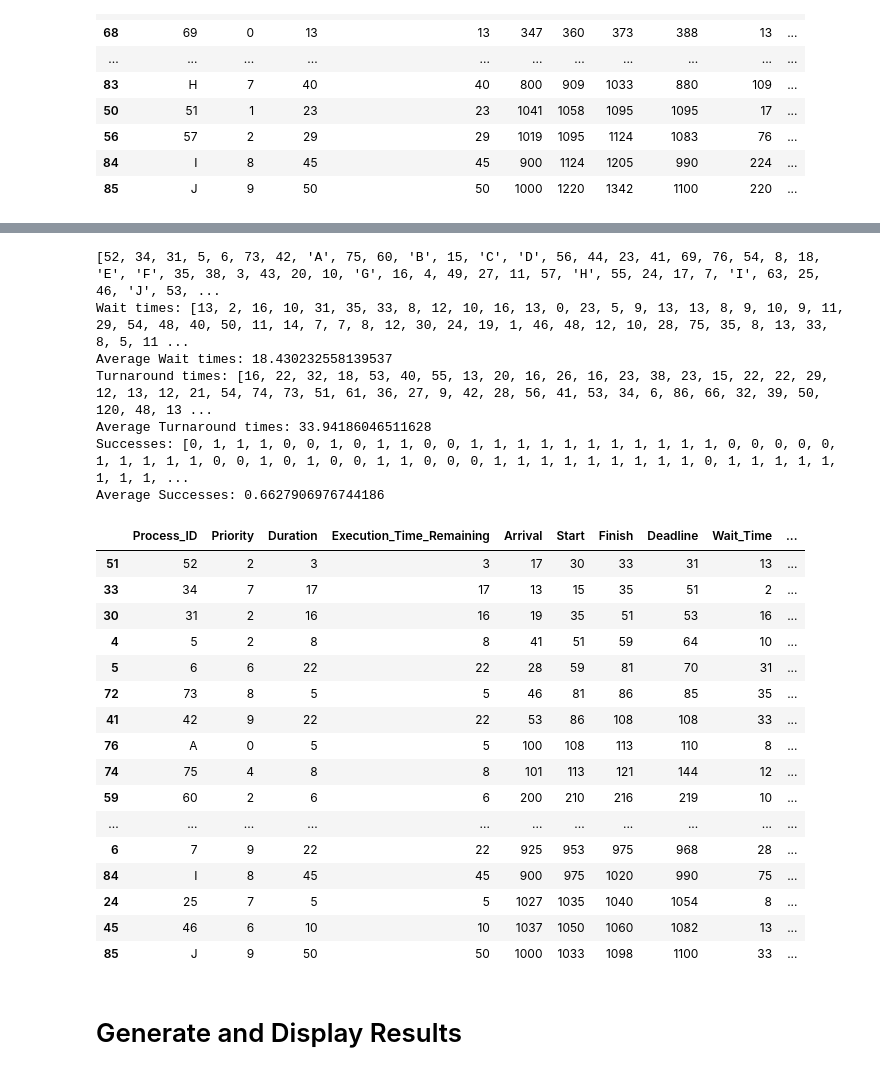
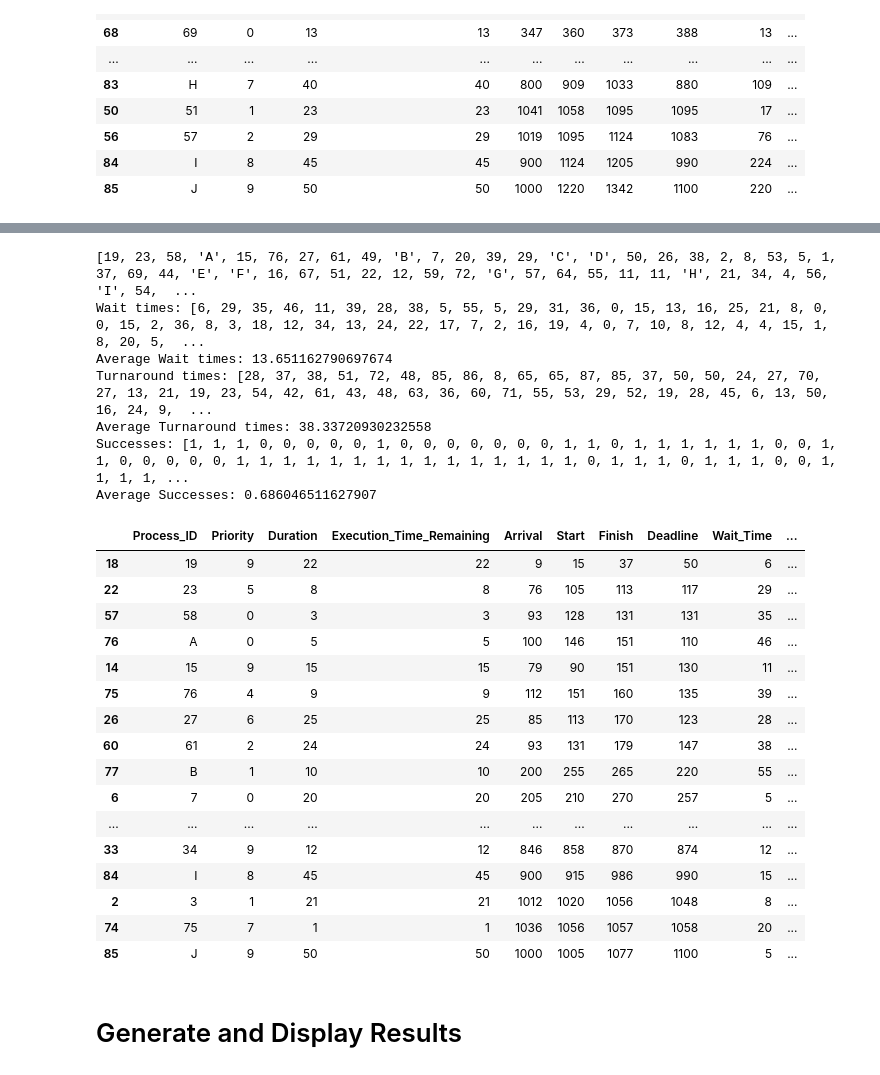
Before and after one commit to mist861/5531-Advanced-Operating-Systems, a Jupyter notebook: Project/5531_0004_Summer_2024_Project_12367576.ipynb, the cells around one changed output, grey strips where cells are left out. Cells and saved outputs as stored; diff of their text form; code cells hidden in the pictures.

```diff
--- a/Project/5531_0004_Summer_2024_Project_12367576.ipynb
+++ b/Project/5531_0004_Summer_2024_Project_12367576.ipynb
@@ -581,0 +571,3 @@ edf_results
+# %%
+rr_results = rr(adhoc=transient_df)
+rr_results
@@ -582,46 +588,46 @@ edf_results
 # %%
-print(list(edf_results['Process_ID']))
-print(f'Wait times: {list(edf_results["Wait_Time"])}')
-print(f'Average Wait times: {np.mean(list(edf_results["Wait_Time"]))}')
-print(f'Turnaround times: {list(edf_results["Turnaround_Time"])}')
-print(f'Average Turnaround times: {np.mean(list(edf_results["Turnaround_Time"]))}')
-print(f'Successes: {list(edf_results["Success"])}')
-print(f'Average Successes: {np.mean(list(edf_results["Success"]))}')
+print(list(rr_results['Process_ID']))
+print(f'Wait times: {list(rr_results["Wait_Time"])}')
+print(f'Average Wait times: {np.mean(list(rr_results["Wait_Time"]))}')
+print(f'Turnaround times: {list(rr_results["Turnaround_Time"])}')
+print(f'Average Turnaround times: {np.mean(list(rr_results["Turnaround_Time"]))}')
+print(f'Successes: {list(rr_results["Success"])}')
+print(f'Average Successes: {np.mean(list(rr_results["Success"]))}')
 # %% [output]
-[52, 34, 31, 5, 6, 73, 42, 'A', 75, 60, 'B', 15, 'C', 'D', 56, 44, 23, 41, 69, 76, 54, 8, 18, 'E', 'F', 35, 38, 3, 43, 20, 10, 'G', 16, 4, 49, 27, 11, 57, 'H', 55, 24, 17, 7, 'I', 63, 25, 46, 'J', 53, ...
-Wait times: [13, 2, 16, 10, 31, 35, 33, 8, 12, 10, 16, 13, 0, 23, 5, 9, 13, 13, 8, 9, 10, 9, 11, 29, 54, 48, 40, 50, 11, 14, 7, 7, 8, 12, 30, 24, 19, 1, 46, 48, 12, 10, 28, 75, 35, 8, 13, 33, 8, 5, 11 ...
-Average Wait times: 18.430232558139537
-Turnaround times: [16, 22, 32, 18, 53, 40, 55, 13, 20, 16, 26, 16, 23, 38, 23, 15, 22, 22, 29, 12, 13, 12, 21, 54, 74, 73, 51, 61, 36, 27, 9, 42, 28, 56, 41, 53, 34, 6, 86, 66, 32, 39, 50, 120, 48, 13 ...
-Average Turnaround times: 33.94186046511628
-Successes: [0, 1, 1, 1, 0, 0, 1, 0, 1, 1, 0, 0, 1, 1, 1, 1, 1, 1, 1, 1, 1, 1, 1, 0, 0, 0, 0, 0, 1, 1, 1, 1, 1, 0, 0, 1, 0, 1, 0, 0, 1, 1, 0, 0, 0, 1, 1, 1, 1, 1, 1, 1, 1, 1, 0, 1, 1, 1, 1, 1, 1, 1, 1, ...
-Average Successes: 0.6627906976744186
+[19, 23, 58, 'A', 15, 76, 27, 61, 49, 'B', 7, 20, 39, 29, 'C', 'D', 50, 26, 38, 2, 8, 53, 5, 1, 37, 69, 44, 'E', 'F', 16, 67, 51, 22, 12, 59, 72, 'G', 57, 64, 55, 11, 11, 'H', 21, 34, 4, 56, 'I', 54,  ...
+Wait times: [6, 29, 35, 46, 11, 39, 28, 38, 5, 55, 5, 29, 31, 36, 0, 15, 13, 16, 25, 21, 8, 0, 0, 15, 2, 36, 8, 3, 18, 12, 34, 13, 24, 22, 17, 7, 2, 16, 19, 4, 0, 7, 10, 8, 12, 4, 4, 15, 1, 8, 20, 5,  ...
+Average Wait times: 13.651162790697674
+Turnaround times: [28, 37, 38, 51, 72, 48, 85, 86, 8, 65, 65, 87, 85, 37, 50, 50, 24, 27, 70, 27, 13, 21, 19, 23, 54, 42, 61, 43, 48, 63, 36, 60, 71, 55, 53, 29, 52, 19, 28, 45, 6, 13, 50, 16, 24, 9,  ...
+Average Turnaround times: 38.33720930232558
+Successes: [1, 1, 1, 0, 0, 0, 0, 0, 1, 0, 0, 0, 0, 0, 0, 0, 1, 1, 0, 1, 1, 1, 1, 1, 1, 0, 0, 1, 1, 0, 0, 0, 0, 0, 1, 1, 1, 1, 1, 1, 1, 1, 1, 1, 1, 1, 1, 1, 1, 0, 1, 1, 1, 0, 1, 1, 1, 0, 0, 1, 1, 1, 1, ...
+Average Successes: 0.686046511627907
 # %%
-edf_results.loc[(edf_results['Arrival'] < 150) |
-                  ((edf_results['Arrival'] >= 200) & (edf_results['Arrival'] < 250)) |
-                  ((edf_results['Arrival'] >= 300) & (edf_results['Arrival'] < 350)) |
-                  ((edf_results['Arrival'] >= 500) & (edf_results['Arrival'] < 550)) |
-                  ((edf_results['Arrival'] >= 700) & (edf_results['Arrival'] < 750)) |
-                  ((edf_results['Arrival'] >= 800) & (edf_results['Arrival'] < 850)) |
-                  ((edf_results['Arrival'] >= 900) & (edf_results['Arrival'] < 950)) |
-                  ((edf_results['Arrival'] >= 1000) & (edf_results['Arrival'] < 1050))]
+rr_results.loc[(rr_results['Arrival'] < 150) |
+                  ((rr_results['Arrival'] >= 200) & (rr_results['Arrival'] < 250)) |
+                  ((rr_results['Arrival'] >= 300) & (rr_results['Arrival'] < 350)) |
+                  ((rr_results['Arrival'] >= 500) & (rr_results['Arrival'] < 550)) |
+                  ((rr_results['Arrival'] >= 700) & (rr_results['Arrival'] < 750)) |
+                  ((rr_results['Arrival'] >= 800) & (rr_results['Arrival'] < 850)) |
+                  ((rr_results['Arrival'] >= 900) & (rr_results['Arrival'] < 950)) |
+                  ((rr_results['Arrival'] >= 1000) & (rr_results['Arrival'] < 1050))]
 # %% [output]
 |  | Process_ID | Priority | Duration | Execution_Time_Remaining | Arrival | Start | Finish | Deadline | Wait_Time | ... |
-| 51 | 52 | 2 | 3 | 3 | 17 | 30 | 33 | 31 | 13 | ... |
-| 33 | 34 | 7 | 17 | 17 | 13 | 15 | 35 | 51 | 2 | ... |
-| 30 | 31 | 2 | 16 | 16 | 19 | 35 | 51 | 53 | 16 | ... |
-| 4 | 5 | 2 | 8 | 8 | 41 | 51 | 59 | 64 | 10 | ... |
-| 5 | 6 | 6 | 22 | 22 | 28 | 59 | 81 | 70 | 31 | ... |
-| 72 | 73 | 8 | 5 | 5 | 46 | 81 | 86 | 85 | 35 | ... |
-| 41 | 42 | 9 | 22 | 22 | 53 | 86 | 108 | 108 | 33 | ... |
-| 76 | A | 0 | 5 | 5 | 100 | 108 | 113 | 110 | 8 | ... |
-| 74 | 75 | 4 | 8 | 8 | 101 | 113 | 121 | 144 | 12 | ... |
-| 59 | 60 | 2 | 6 | 6 | 200 | 210 | 216 | 219 | 10 | ... |
+| 18 | 19 | 9 | 22 | 22 | 9 | 15 | 37 | 50 | 6 | ... |
+| 22 | 23 | 5 | 8 | 8 | 76 | 105 | 113 | 117 | 29 | ... |
+| 57 | 58 | 0 | 3 | 3 | 93 | 128 | 131 | 131 | 35 | ... |
+| 76 | A | 0 | 5 | 5 | 100 | 146 | 151 | 110 | 46 | ... |
+| 14 | 15 | 9 | 15 | 15 | 79 | 90 | 151 | 130 | 11 | ... |
+| 75 | 76 | 4 | 9 | 9 | 112 | 151 | 160 | 135 | 39 | ... |
+| 26 | 27 | 6 | 25 | 25 | 85 | 113 | 170 | 123 | 28 | ... |
+| 60 | 61 | 2 | 24 | 24 | 93 | 131 | 179 | 147 | 38 | ... |
+| 77 | B | 1 | 10 | 10 | 200 | 255 | 265 | 220 | 55 | ... |
+| 6 | 7 | 0 | 20 | 20 | 205 | 210 | 270 | 257 | 5 | ... |
 | ... | ... | ... | ... | ... | ... | ... | ... | ... | ... | ... |
-| 6 | 7 | 9 | 22 | 22 | 925 | 953 | 975 | 968 | 28 | ... |
-| 84 | I | 8 | 45 | 45 | 900 | 975 | 1020 | 990 | 75 | ... |
-| 24 | 25 | 7 | 5 | 5 | 1027 | 1035 | 1040 | 1054 | 8 | ... |
-| 45 | 46 | 6 | 10 | 10 | 1037 | 1050 | 1060 | 1082 | 13 | ... |
-| 85 | J | 9 | 50 | 50 | 1000 | 1033 | 1098 | 1100 | 33 | ... |
+| 33 | 34 | 9 | 12 | 12 | 846 | 858 | 870 | 874 | 12 | ... |
+| 84 | I | 8 | 45 | 45 | 900 | 915 | 986 | 990 | 15 | ... |
+| 2 | 3 | 1 | 21 | 21 | 1012 | 1020 | 1056 | 1048 | 8 | ... |
+| 74 | 75 | 7 | 1 | 1 | 1036 | 1056 | 1057 | 1058 | 20 | ... |
+| 85 | J | 9 | 50 | 50 | 1000 | 1005 | 1077 | 1100 | 5 | ... |
 # %% [markdown]
 # Generate and Display Results
 # %%
```
Also changed, not shown: parts of 14 cells of this notebook, 1 other file.
